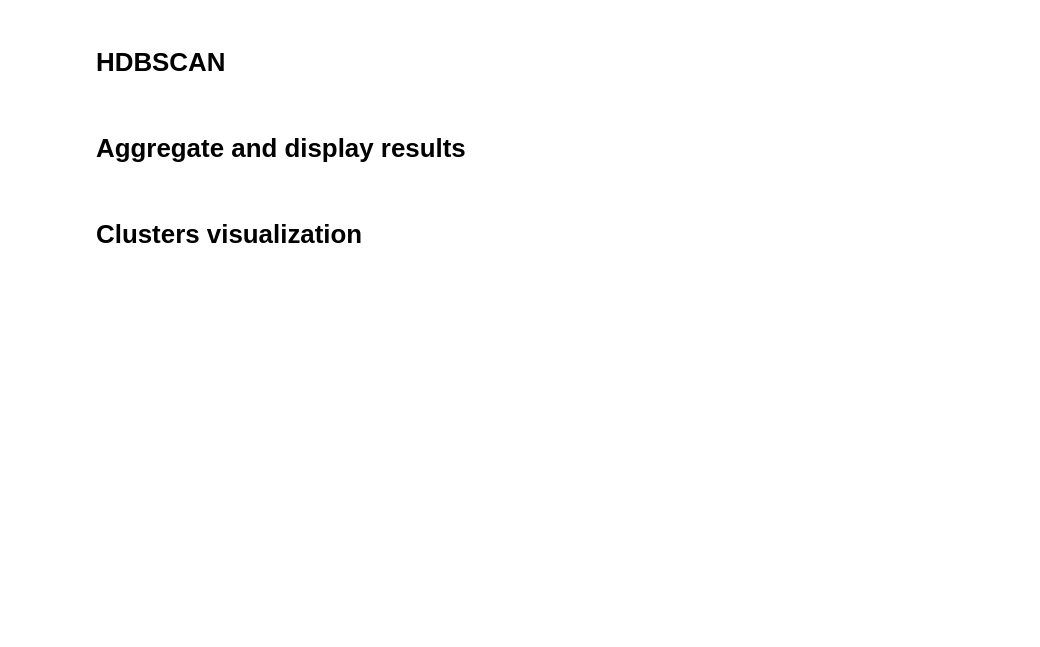
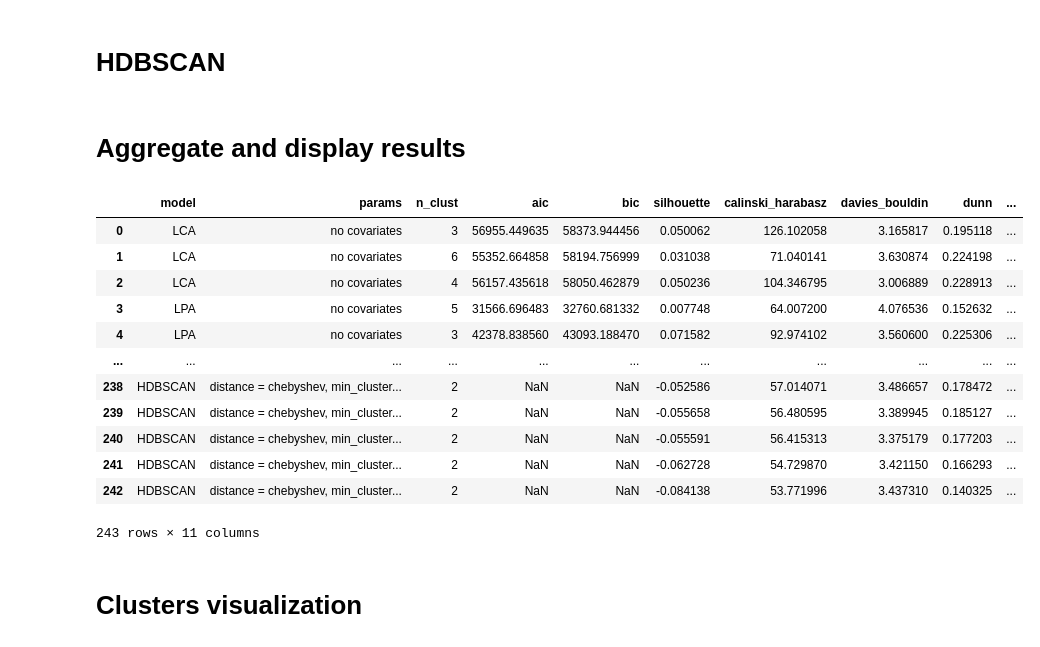
Before and after one commit to florianezanella/projet-SDS, a Jupyter notebook: clustering.ipynb, the cells around one changed output. Drawn from its saved outputs; the diff is of its cells as text; code cells hidden in the pictures; blank space fills up the shorter version.

Commit message:
Elbow method

```diff
--- a/clustering.ipynb
+++ b/clustering.ipynb
@@ -281,9 +300,9 @@ data = scaler.fit_transform(data_n)
 
 results = []
 
-def do_hdbscan(metric, min_c, min_s):
+def do_hdbscan(dist, min_c, min_s):
     hdb = HDBSCAN(
-        metric = metric,
+        metric = dist,
         min_cluster_size = min_c,
         min_samples = min_s)
 
@@ -294,7 +313,7 @@ def do_hdbscan(metric, min_c, min_s):
 
     return {
         'model': 'HDBSCAN',
-        'params': f"metric = {metric}, min_cluster_size = {min_c}, min_samples = {min_s}",
+        'params': f"distance = {dist}, min_cluster_size = {min_c}, min_samples = {min_s}",
         'n_clust': n_clusters,
         'noise': noise_freq,
         'silhouette': sil_score(data, pred_clust),
@@ -304,12 +323,12 @@ def do_hdbscan(metric, min_c, min_s):
         'inertia': inertia(data, pred_clust)
     }
 
-metrics = ['euclidean', 'chebyshev']
+distances = ['euclidean', 'chebyshev']
 min_cluster_sizes = range(2, 16)
 min_samples_range = range(1, 16)
-params = product(metrics, min_cluster_sizes, min_samples_range)
+params = product(distances, min_cluster_sizes, min_samples_range)
 
-results = Parallel(n_jobs=8)(delayed(do_hdbscan)(metric, min_c, min_s) for metric, min_c, min_s in params)
+results = Parallel(n_jobs=8)(delayed(do_hdbscan)(dist, min_c, min_s) for dist, min_c, min_s in params)
 
 hdbscan_res = pd.DataFrame(results)
 # %%
@@ -327,0 +372,24 @@ hdbscan_res['n_clust'].unique()
+# %%
+# Find best models according to validity indexes
+best_models = pd.DataFrame()
+
+def elbow_method(df, val_index):
+    res = df.dropna(subset=[val_index])
+
+    x = res["n_clust"]
+    y = res[val_index]
+
+    if val_index == 'davies_bouldin':
+        knee_locator = KneeLocator(x, y, curve='concave', direction='increasing')
+    else:
+        knee_locator = KneeLocator(x, y, curve='convex', direction='decreasing')
+
+    return res[res["n_clust"] == knee_locator.knee]
+
+models = [LCA_res, LPA_res, kmeans_res, ahc_res, hdbscan_res]
+val_indexes = ['silhouette', 'calinski_harabasz', 'davies_bouldin', 'dunn', 'inertia']
+params = product(models, val_indexes)
+
+for model, val_index in params:
+    best_model = elbow_method(model, val_index)
+    best_models = pd.concat([best_models, best_model], ignore_index=True)
@@ -328,3 +400,21 @@ hdbscan_res['n_clust'].unique()
+# %%
+# Keep unique models
+best_models.drop_duplicates().reset_index(drop=True)
+# In the best_models df, have as many columns has performance criteria, and use dummy for each that is maximized
+# %% [output]
+|  | model | params | n_clust | aic | bic | silhouette | calinski_harabasz | davies_bouldin | dunn | ... |
+| 0 | LCA | no covariates | 3 | 56955.449635 | 58373.944456 | 0.050062 | 126.102058 | 3.165817 | 0.195118 | ... |
+| 1 | LCA | no covariates | 6 | 55352.664858 | 58194.756999 | 0.031038 | 71.040141 | 3.630874 | 0.224198 | ... |
+| 2 | LCA | no covariates | 4 | 56157.435618 | 58050.462879 | 0.050236 | 104.346795 | 3.006889 | 0.228913 | ... |
+| 3 | LPA | no covariates | 5 | 31566.696483 | 32760.681332 | 0.007748 | 64.007200 | 4.076536 | 0.152632 | ... |
+| 4 | LPA | no covariates | 3 | 42378.838560 | 43093.188470 | 0.071582 | 92.974102 | 3.560600 | 0.225306 | ... |
+| ... | ... | ... | ... | ... | ... | ... | ... | ... | ... | ... |
+| 238 | HDBSCAN | distance = chebyshev, min_cluster... | 2 | NaN | NaN | -0.052586 | 57.014071 | 3.486657 | 0.178472 | ... |
+| 239 | HDBSCAN | distance = chebyshev, min_cluster... | 2 | NaN | NaN | -0.055658 | 56.480595 | 3.389945 | 0.185127 | ... |
+| 240 | HDBSCAN | distance = chebyshev, min_cluster... | 2 | NaN | NaN | -0.055591 | 56.415313 | 3.375179 | 0.177203 | ... |
+| 241 | HDBSCAN | distance = chebyshev, min_cluster... | 2 | NaN | NaN | -0.062728 | 54.729870 | 3.421150 | 0.166293 | ... |
+| 242 | HDBSCAN | distance = chebyshev, min_cluster... | 2 | NaN | NaN | -0.084138 | 53.771996 | 3.437310 | 0.140325 | ... |
+243 rows × 11 columns
 # %% [markdown]
 # Clusters visualization
 # %%
```
Also changed, not shown: parts of 15 cells of this notebook.
